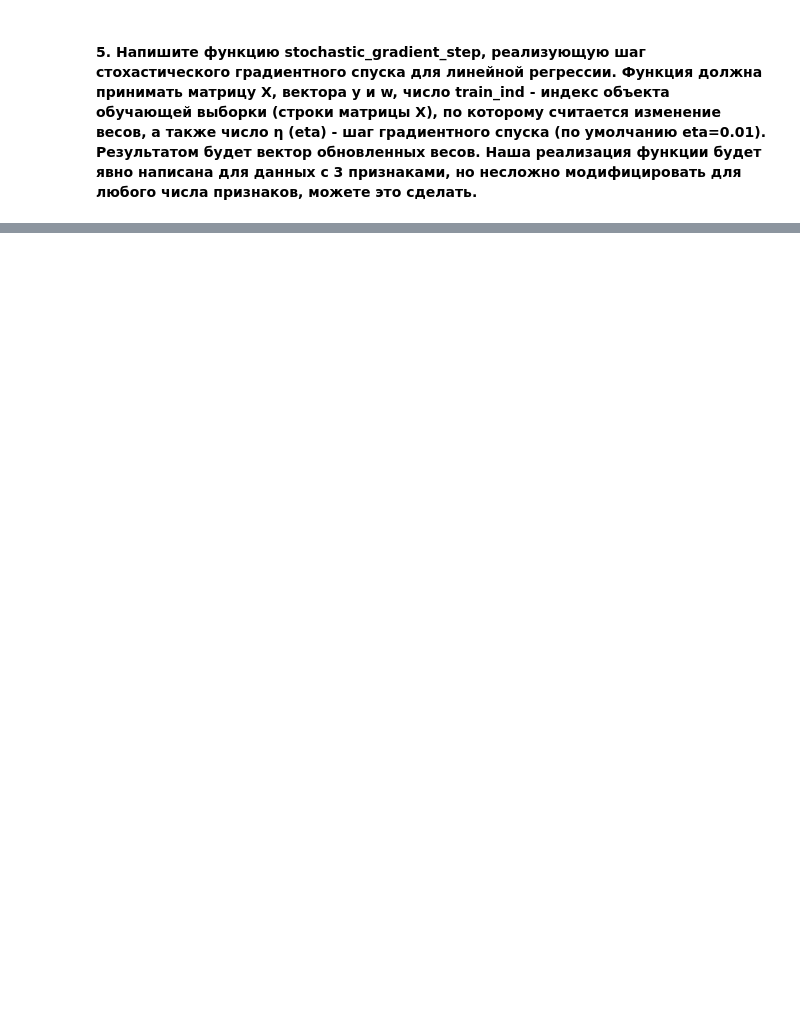
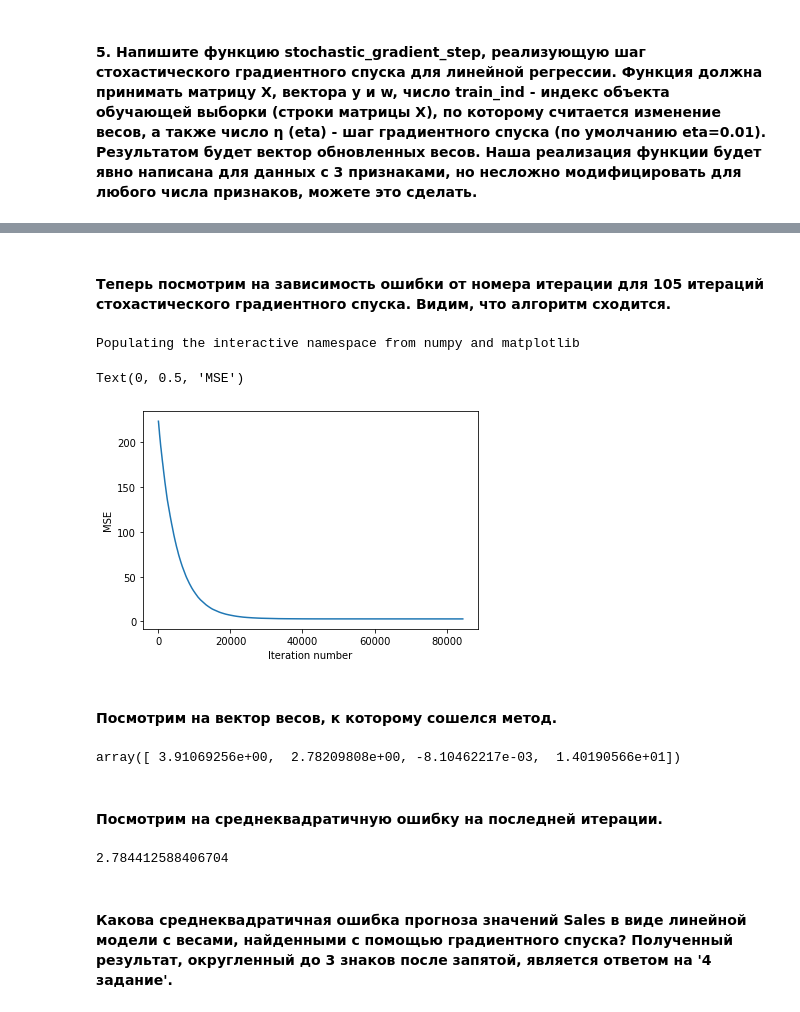
Before and after one commit to usernameShafr/Coursera, a Jupyter notebook: курс2/l2.ipynb, the cells around one changed output, grey strips where cells are left out. Cells and saved outputs as stored; diff of their text form; code cells hidden in the pictures; blank space fills up the shorter version.

```diff
--- a/курс2/l2.ipynb
+++ b/курс2/l2.ipynb
@@ -99,0 +181,25 @@ print(round(answer3, 3))
+# %% [markdown]
+#### Теперь посмотрим на зависимость ошибки от номера итерации для  105  итераций стохастического градиентного спуска. Видим, что алгоритм сходится.
+# %%
+%pylab inline
+plot(range(len(stoch_errors_by_iter)), stoch_errors_by_iter)
+xlabel('Iteration number')
+ylabel('MSE')
+# %% [output]
+Populating the interactive namespace from numpy and matplotlib
+Text(0, 0.5, 'MSE')
+[figure, added]
+# %% [markdown]
+#### Посмотрим на вектор весов, к которому сошелся метод.
+# %%
+stoch_grad_desc_weights
+# %% [output]
+array([ 3.91069256e+00,  2.78209808e+00, -8.10462217e-03,  1.40190566e+01])
+# %% [markdown]
+#### Посмотрим на среднеквадратичную ошибку на последней итерации.
+# %%
+stoch_errors_by_iter[-1]
+# %% [output]
+2.784412588406704
+# %% [markdown]
+#### Какова среднеквадратичная ошибка прогноза значений Sales в виде линейной модели с весами, найденными с помощью градиентного спуска? Полученный результат, округленный до 3 знаков после запятой, является ответом на '4 задание'.
```
Also changed, not shown: parts of 12 cells of this notebook.
